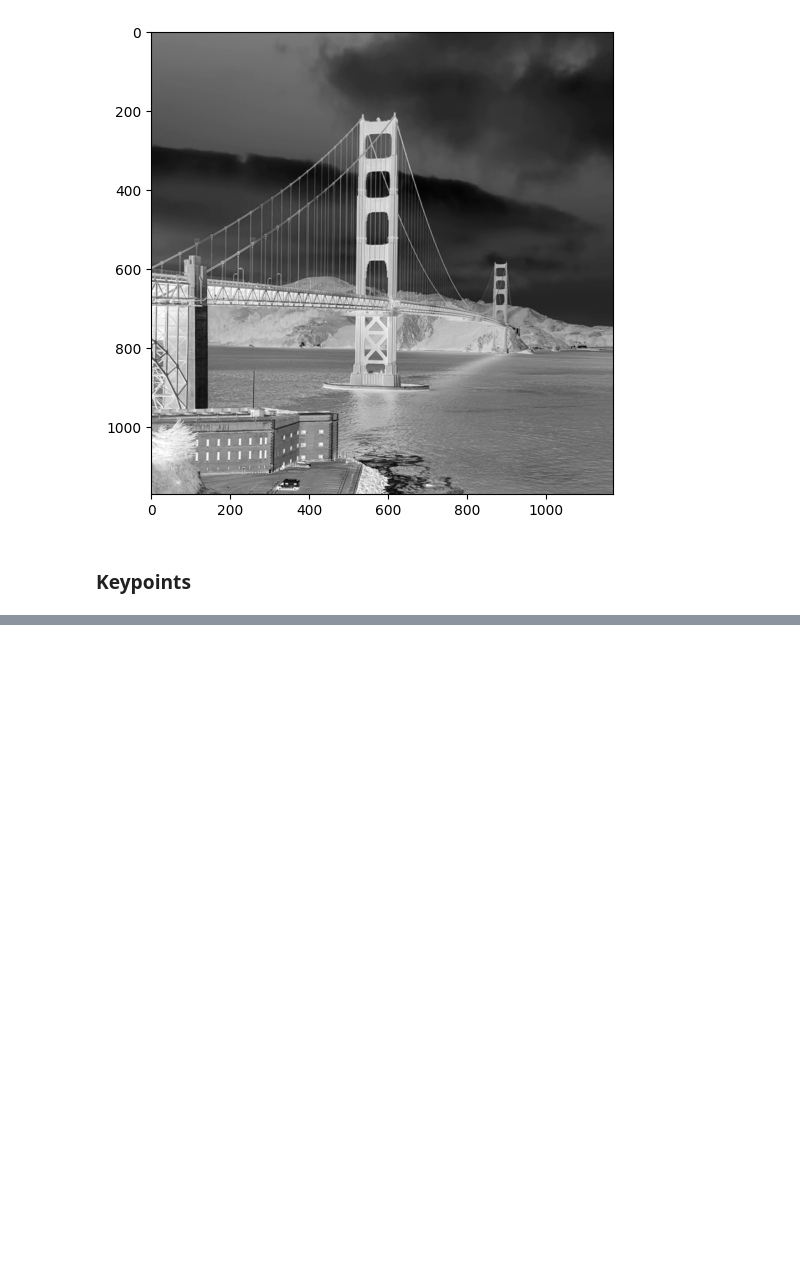
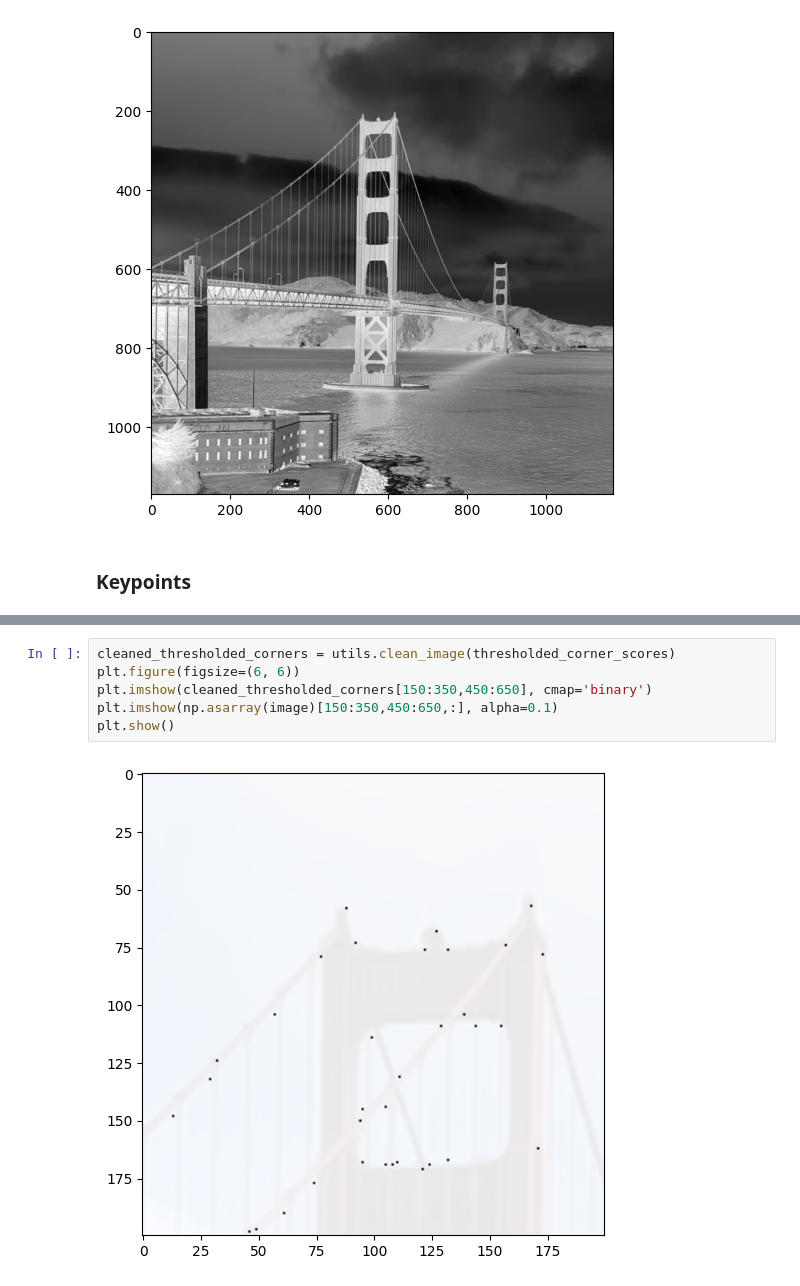
Before and after one commit to davisarthur/Photogrammetry, a Jupyter notebook: src/notebooks/keypoint.ipynb, the cells around one changed output, grey strips where cells are left out. Cells and saved outputs as stored; diff of their text form; blank space fills up the shorter version.

```diff
--- a/src/notebooks/keypoint.ipynb
+++ b/src/notebooks/keypoint.ipynb
@@ -44,0 +64,8 @@ plt.show()
+# %%
+cleaned_thresholded_corners = utils.clean_image(thresholded_corner_scores)
+plt.figure(figsize=(6, 6))
+plt.imshow(cleaned_thresholded_corners[150:350,450:650], cmap='binary')
+plt.imshow(np.asarray(image)[150:350,450:650,:], alpha=0.1)
+plt.show()
+# %% [output]
+[figure, added]
```
Also changed, not shown: parts of 6 cells of this notebook, 2 other files.
